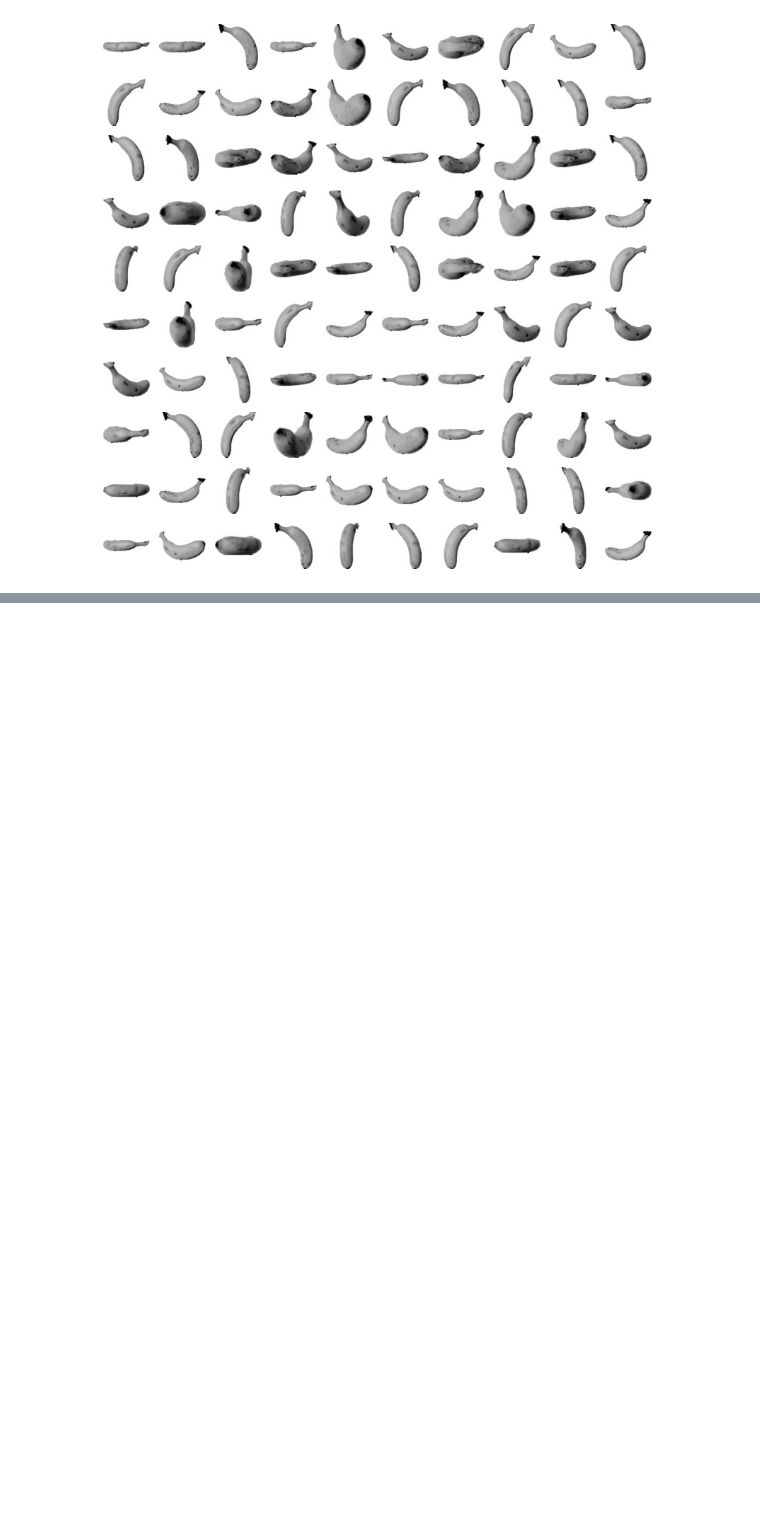
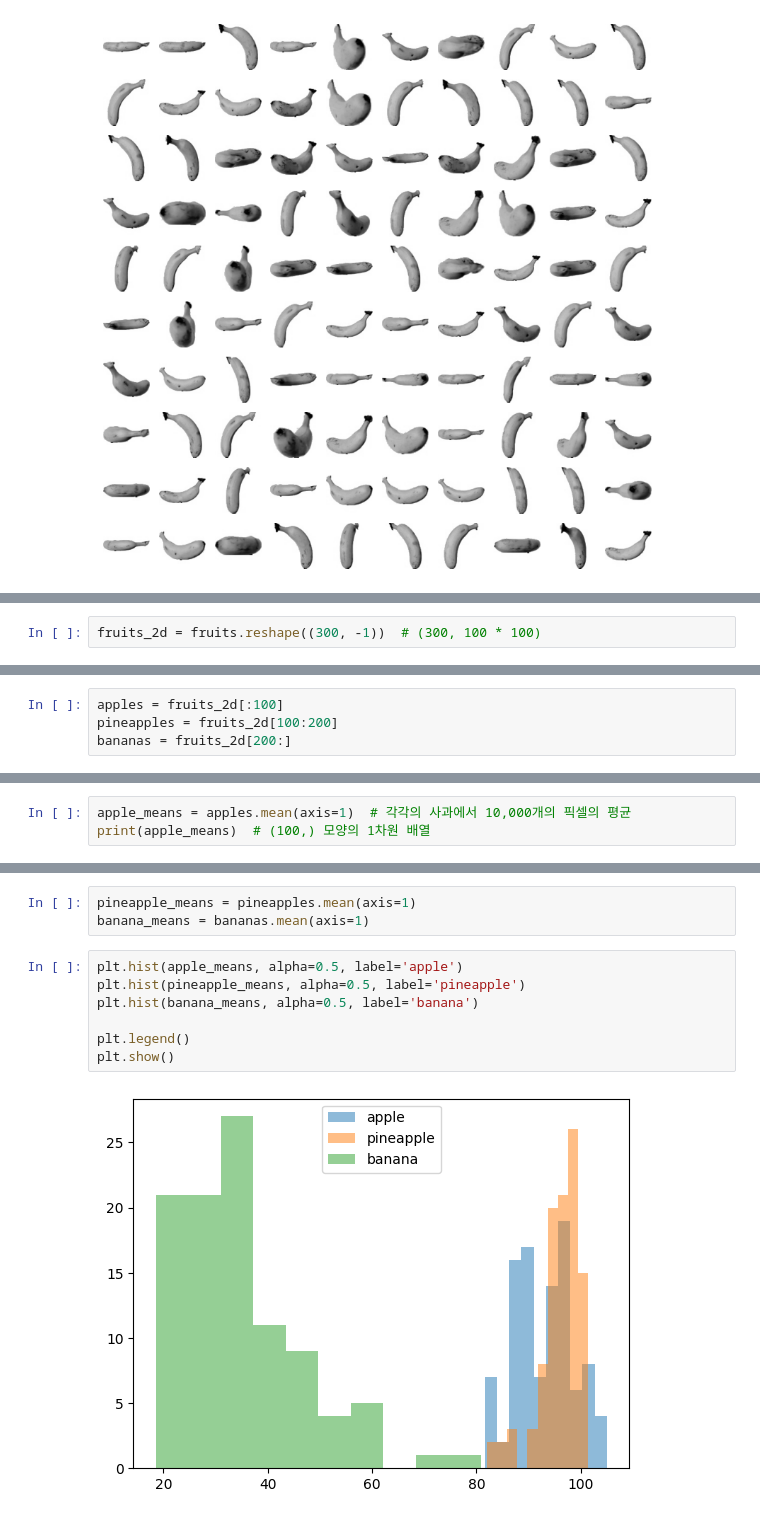
Before and after one commit to JakeOh/202605_BD57, a Jupyter notebook: lab_ml/ml14_clustering.ipynb, the cells around one changed output, grey strips where cells are left out. Cells and saved outputs as stored; diff of their text form; blank space fills up the shorter version.

```diff
--- a/lab_ml/ml14_clustering.ipynb
+++ b/lab_ml/ml14_clustering.ipynb
@@ -105,0 +110,2 @@ plot_img_array(fruits[200:])
+# %%
+fruits_2d = fruits.reshape((300, -1))  # (300, 100 * 100)
@@ -105,0 +116,4 @@ plot_img_array(fruits[200:])
+# %%
+apples = fruits_2d[:100]
+pineapples = fruits_2d[100:200]
+bananas = fruits_2d[200:]
@@ -105,0 +122,3 @@ plot_img_array(fruits[200:])
+# %%
+apple_means = apples.mean(axis=1)  # 각각의 사과에서 10,000개의 픽셀의 평균
+print(apple_means)  # (100,) 모양의 1차원 배열
@@ -105,0 +139,12 @@ plot_img_array(fruits[200:])
+# %%
+pineapple_means = pineapples.mean(axis=1)
+banana_means = bananas.mean(axis=1)
+# %%
+plt.hist(apple_means, alpha=0.5, label='apple')
+plt.hist(pineapple_means, alpha=0.5, label='pineapple')
+plt.hist(banana_means, alpha=0.5, label='banana')
+
+plt.legend()
+plt.show()
+# %% [output]
+[figure, added]
```
Also changed, not shown: parts of 13 cells of this notebook.
